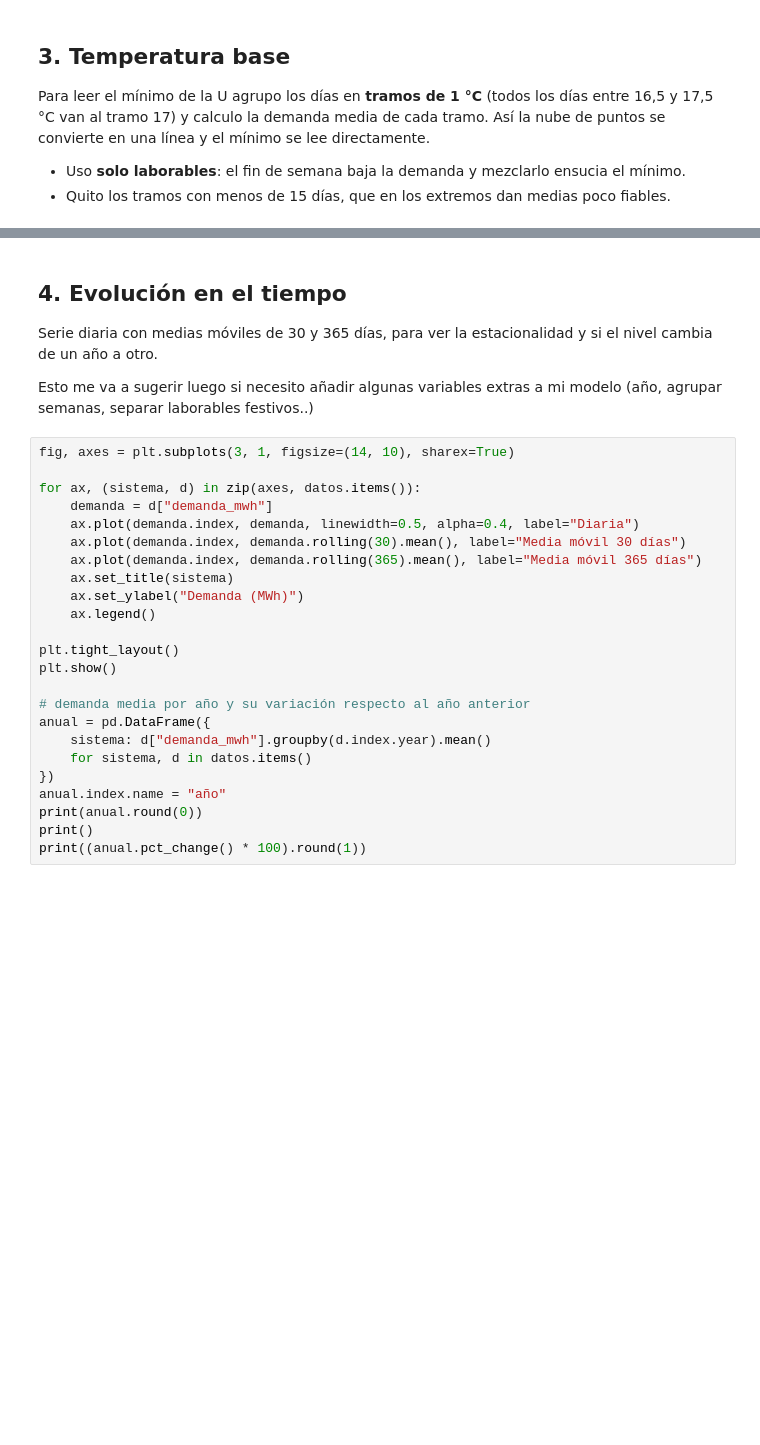
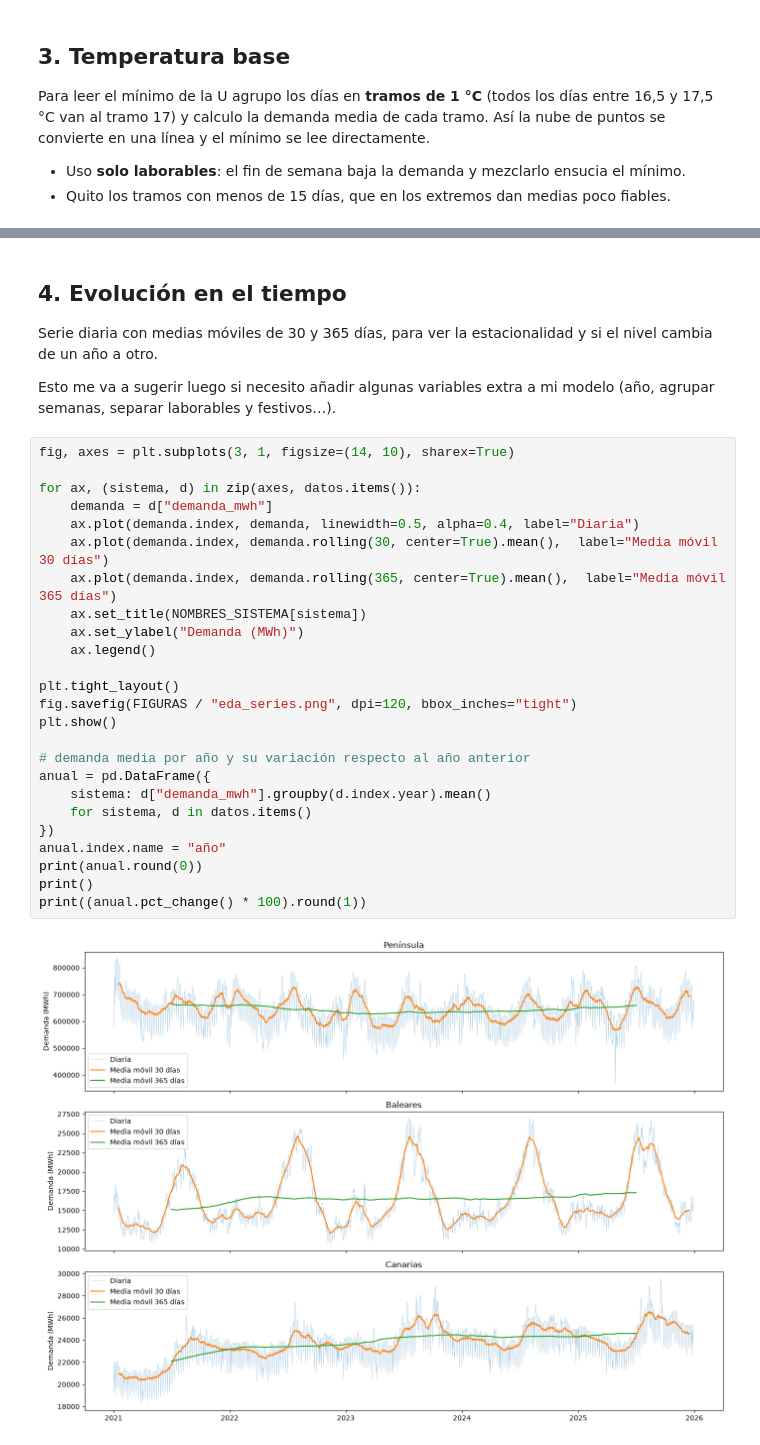
Before and after one commit to Lopez-Pabl0/elec-temp-spain, a Jupyter notebook: notebooks/01_eda.ipynb, the cells around one changed output, grey strips where cells are left out. Saved outputs shown, nothing was run; the diff lists cells and outputs as text; blank space fills up the shorter version.

```diff
--- a/notebooks/01_eda.ipynb
+++ b/notebooks/01_eda.ipynb
@@ -124,28 +147,31 @@ Voy a poder dibujar una V con una pendiente distinta a cada lado.
 
 Serie diaria con medias móviles de 30 y 365 días, para ver la estacionalidad y si el nivel cambia de un año a otro.
 
-Esto me va a sugerir luego si necesito añadir algunas variables extras a mi modelo (año, agrupar semanas, separar laborables festivos..)
+Esto me va a sugerir luego si necesito añadir algunas variables extra a mi modelo (año, agrupar semanas, separar laborables y festivos…).
 # %%
 fig, axes = plt.subplots(3, 1, figsize=(14, 10), sharex=True)
 
 for ax, (sistema, d) in zip(axes, datos.items()):
     demanda = d["demanda_mwh"]
     ax.plot(demanda.index, demanda, linewidth=0.5, alpha=0.4, label="Diaria")
-    ax.plot(demanda.index, demanda.rolling(30).mean(), label="Media móvil 30 días")
-    ax.plot(demanda.index, demanda.rolling(365).mean(), label="Media móvil 365 días")
-    ax.set_title(sistema)
+    ax.plot(demanda.index, demanda.rolling(30, center=True).mean(),  label="Media móvil 30 días")
+    ax.plot(demanda.index, demanda.rolling(365, center=True).mean(),  label="Media móvil 365 días")
+    ax.set_title(NOMBRES_SISTEMA[sistema])
     ax.set_ylabel("Demanda (MWh)")
     ax.legend()
 
 plt.tight_layout()
+fig.savefig(FIGURAS / "eda_series.png", dpi=120, bbox_inches="tight")
 plt.show()
 
 # demanda media por año y su variación respecto al año anterior
 anual = pd.DataFrame({
     sistema: d["demanda_mwh"].groupby(d.index.year).mean()
     for sistema, d in datos.items()
 })
 anual.index.name = "año"
 print(anual.round(0))
 print()
 print((anual.pct_change() * 100).round(1))
+# %% [output]
+[figure, added]
```
Also changed, not shown: parts of 12 cells of this notebook, 2 other files.
